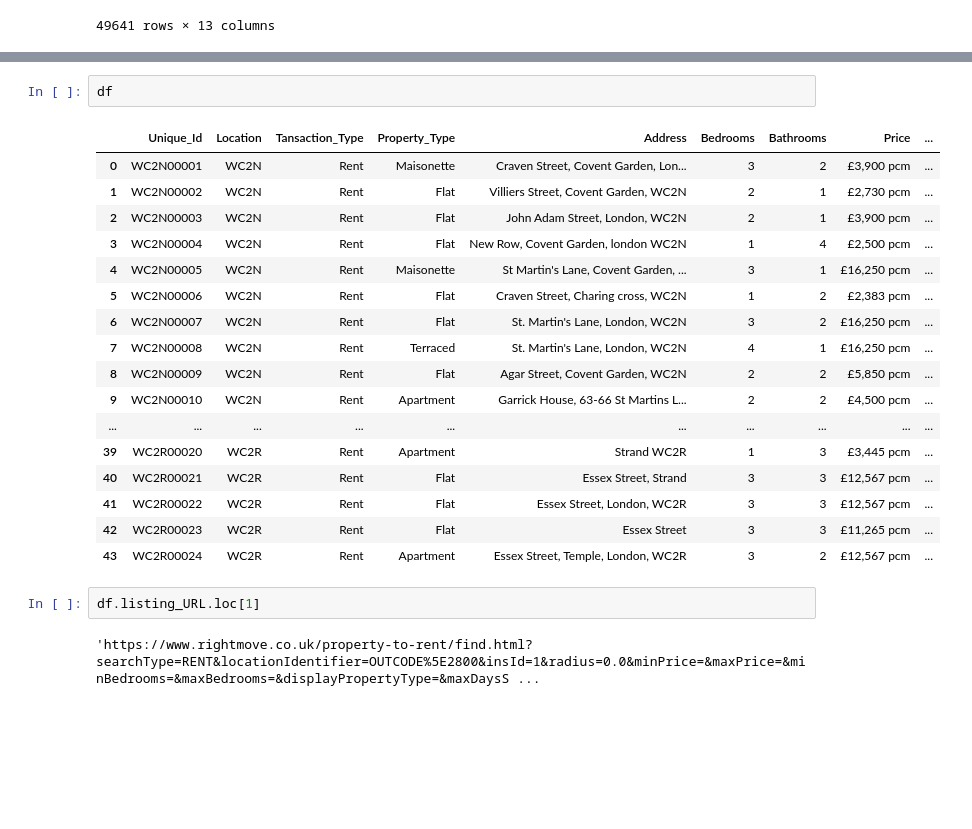
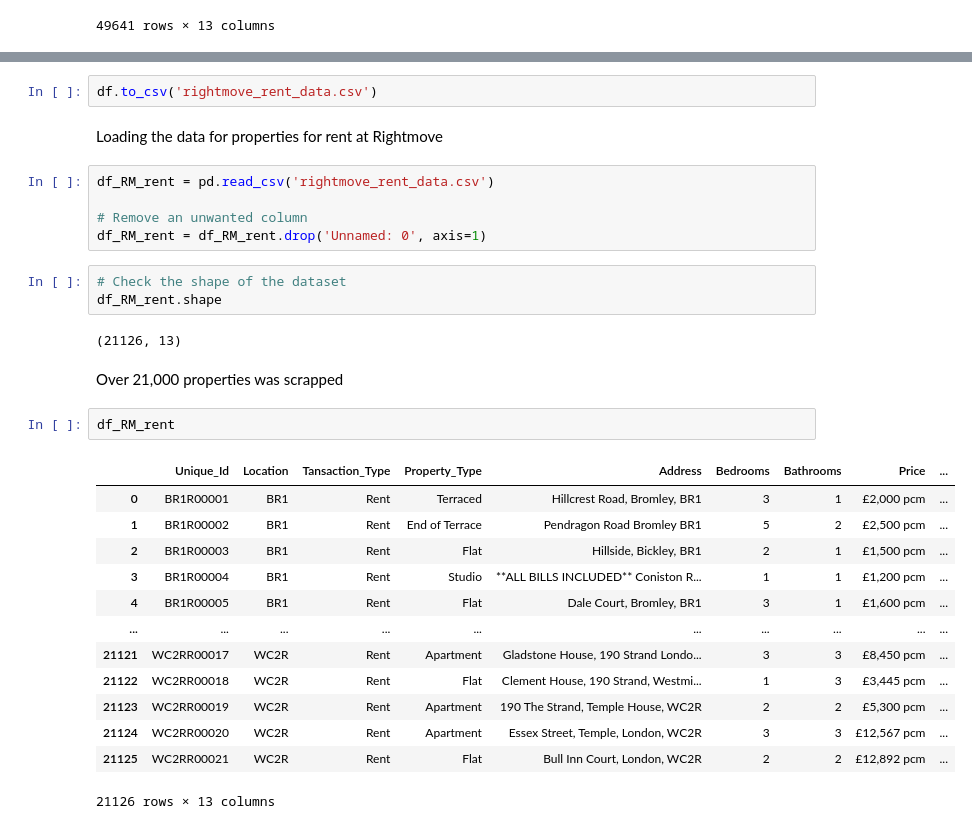
Before and after one commit to Timmtet/Data-Gathering, a Jupyter notebook: Rightmove.ipynb, the cells around one changed output, grey strips where cells are left out. Drawn from its saved outputs; the diff is of its cells as text; blank space fills up the shorter version.

```diff
--- a/Rightmove.ipynb
+++ b/Rightmove.ipynb
@@ -281,24 +422,32 @@ data
+# %%
+df.to_csv('rightmove_rent_data.csv')
+# %% [markdown]
+Loading the data for properties for rent at Rightmove
+# %%
+df_RM_rent = pd.read_csv('rightmove_rent_data.csv')
+
+# Remove an unwanted column
+df_RM_rent = df_RM_rent.drop('Unnamed: 0', axis=1)
 # %%
-df
+# Check the shape of the dataset
+df_RM_rent.shape
 # %% [output]
-|  | Unique_Id | Location | Tansaction_Type | Property_Type | Address | Bedrooms | Bathrooms | Price | ... |
-| 0 | WC2N00001 | WC2N | Rent | Maisonette | Craven Street, Covent Garden, Lon... | 3 | 2 | £3,900 pcm | ... |
-| 1 | WC2N00002 | WC2N | Rent | Flat | Villiers Street, Covent Garden, WC2N | 2 | 1 | £2,730 pcm | ... |
-| 2 | WC2N00003 | WC2N | Rent | Flat | John Adam Street, London, WC2N | 2 | 1 | £3,900 pcm | ... |
-| 3 | WC2N00004 | WC2N | Rent | Flat | New Row, Covent Garden, london WC2N | 1 | 4 | £2,500 pcm | ... |
-| 4 | WC2N00005 | WC2N | Rent | Maisonette | St Martin's Lane, Covent Garden, ... | 3 | 1 | £16,250 pcm | ... |
-| 5 | WC2N00006 | WC2N | Rent | Flat | Craven Street, Charing cross, WC2N | 1 | 2 | £2,383 pcm | ... |
-| 6 | WC2N00007 | WC2N | Rent | Flat | St. Martin's Lane, London, WC2N | 3 | 2 | £16,250 pcm | ... |
-| 7 | WC2N00008 | WC2N | Rent | Terraced | St. Martin's Lane, London, WC2N | 4 | 1 | £16,250 pcm | ... |
-| 8 | WC2N00009 | WC2N | Rent | Flat | Agar Street, Covent Garden, WC2N | 2 | 2 | £5,850 pcm | ... |
-| 9 | WC2N00010 | WC2N | Rent | Apartment | Garrick House, 63-66 St Martins L... | 2 | 2 | £4,500 pcm | ... |
-| ... | ... | ... | ... | ... | ... | ... | ... | ... | ... |
-| 39 | WC2R00020 | WC2R | Rent | Apartment | Strand WC2R | 1 | 3 | £3,445 pcm | ... |
-| 40 | WC2R00021 | WC2R | Rent | Flat | Essex Street, Strand | 3 | 3 | £12,567 pcm | ... |
-| 41 | WC2R00022 | WC2R | Rent | Flat | Essex Street, London, WC2R | 3 | 3 | £12,567 pcm | ... |
-| 42 | WC2R00023 | WC2R | Rent | Flat | Essex Street | 3 | 3 | £11,265 pcm | ... |
-| 43 | WC2R00024 | WC2R | Rent | Apartment | Essex Street, Temple, London, WC2R | 3 | 2 | £12,567 pcm | ... |
+(21126, 13)
+# %% [markdown]
+Over 21,000 properties was scrapped
 # %%
-df.listing_URL.loc[1]
+df_RM_rent
 # %% [output]
+|  | Unique_Id | Location | Tansaction_Type | Property_Type | Address | Bedrooms | Bathrooms | Price | ... |
+| 0 | BR1R00001 | BR1 | Rent | Terraced | Hillcrest Road, Bromley, BR1 | 3 | 1 | £2,000 pcm | ... |
+| 1 | BR1R00002 | BR1 | Rent | End of Terrace | Pendragon Road Bromley BR1 | 5 | 2 | £2,500 pcm | ... |
+| 2 | BR1R00003 | BR1 | Rent | Flat | Hillside, Bickley, BR1 | 2 | 1 | £1,500 pcm | ... |
+| 3 | BR1R00004 | BR1 | Rent | Studio | **ALL BILLS INCLUDED** Coniston R... | 1 | 1 | £1,200 pcm | ... |
+| 4 | BR1R00005 | BR1 | Rent | Flat | Dale Court, Bromley, BR1 | 3 | 1 | £1,600 pcm | ... |
+| ... | ... | ... | ... | ... | ... | ... | ... | ... | ... |
+| 21121 | WC2RR00017 | WC2R | Rent | Apartment | Gladstone House, 190 Strand Londo... | 3 | 3 | £8,450 pcm | ... |
+| 21122 | WC2RR00018 | WC2R | Rent | Flat | Clement House, 190 Strand, Westmi... | 1 | 3 | £3,445 pcm | ... |
+| 21123 | WC2RR00019 | WC2R | Rent | Apartment | 190 The Strand, Temple House, WC2R | 2 | 2 | £5,300 pcm | ... |
+| 21124 | WC2RR00020 | WC2R | Rent | Apartment | Essex Street, Temple, London, WC2R | 3 | 3 | £12,567 pcm | ... |
+| 21125 | WC2RR00021 | WC2R | Rent | Flat | Bull Inn Court, London, WC2R | 2 | 2 | £12,892 pcm | ... |
-'https://www.rightmove.co.uk/property-to-rent/find.html?searchType=RENT&locationIdentifier=OUTCODE%5E2800&insId=1&radius=0.0&minPrice=&maxPrice=&minBedrooms=&maxBedrooms=&displayPropertyType=&maxDaysS ...
+21126 rows × 13 columns
```
Also changed, not shown: parts of 30 cells of this notebook, 2 other files.
